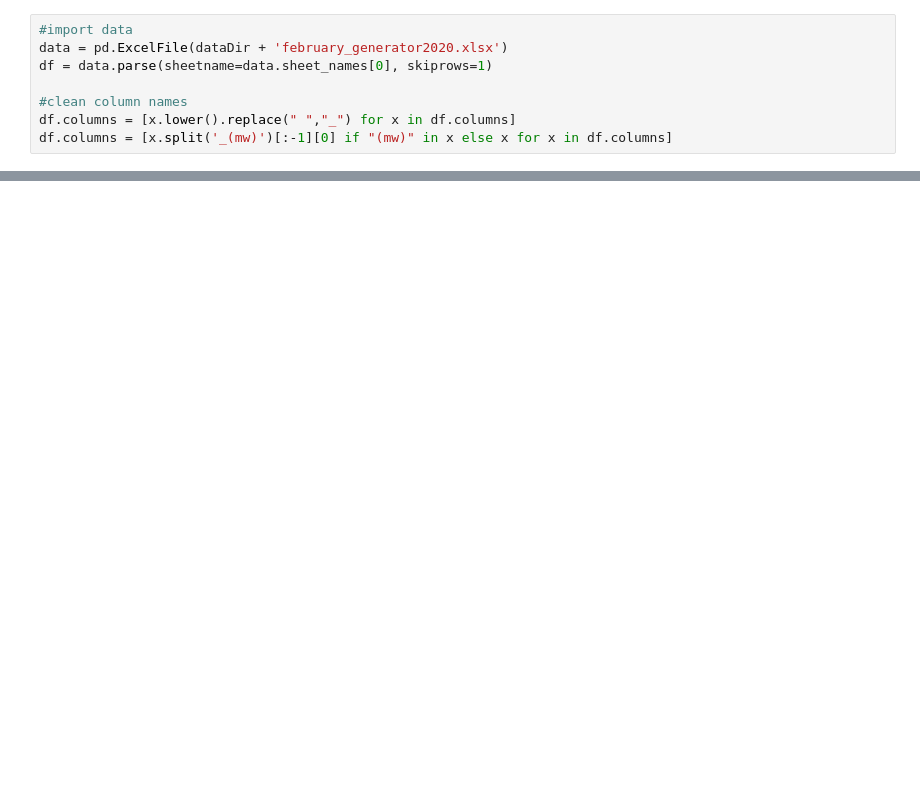
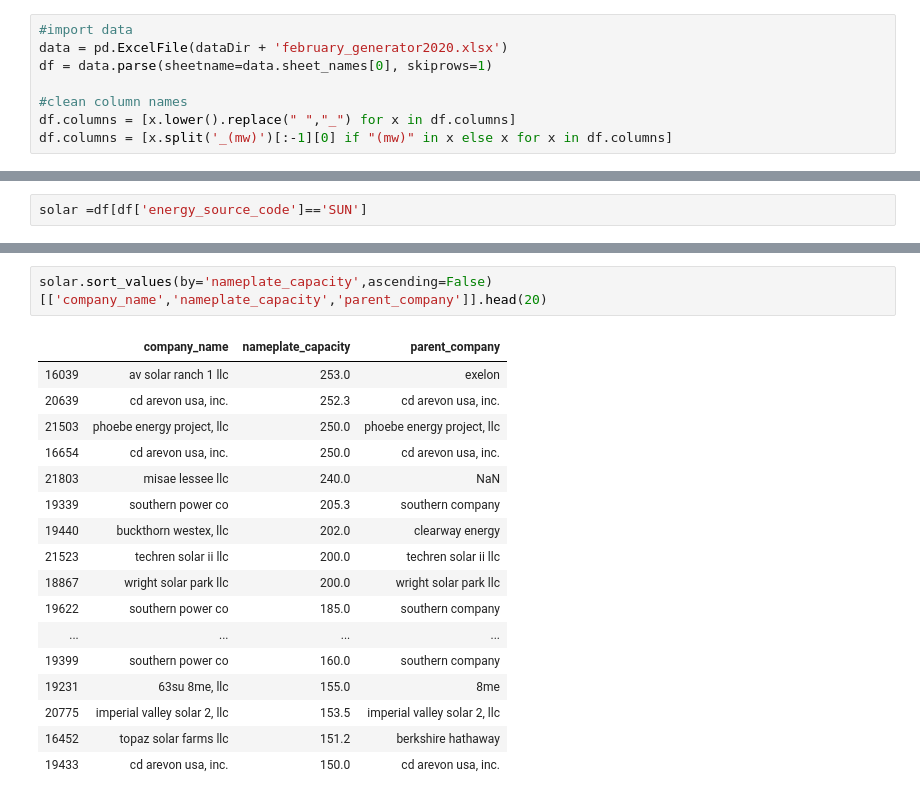
Before and after one commit to rachelsanderson/reduced-form, a Jupyter notebook: Analyses/Top Utility Analysis.ipynb, the cells around one changed output, grey strips where cells are left out. Cells and saved outputs as stored; diff of their text form; blank space fills up the shorter version.

```diff
--- a/Analyses/Top Utility Analysis.ipynb
+++ b/Analyses/Top Utility Analysis.ipynb
@@ -81,0 +82,2 @@ def id_parent_comp(df, utility_var, address_var, utility_dict):
+# %%
+solar =df[df['energy_source_code']=='SUN']
@@ -81,0 +106,20 @@ def id_parent_comp(df, utility_var, address_var, utility_dict):
+# %%
+solar.sort_values(by='nameplate_capacity',ascending=False)[['company_name','nameplate_capacity','parent_company']].head(20)
+# %% [output]
+|  | company_name | nameplate_capacity | parent_company |
+| 16039 | av solar ranch 1 llc | 253.0 | exelon |
+| 20639 | cd arevon usa, inc. | 252.3 | cd arevon usa, inc. |
+| 21503 | phoebe energy project, llc | 250.0 | phoebe energy project, llc |
+| 16654 | cd arevon usa, inc. | 250.0 | cd arevon usa, inc. |
+| 21803 | misae lessee llc | 240.0 | NaN |
+| 19339 | southern power co | 205.3 | southern company |
+| 19440 | buckthorn westex, llc | 202.0 | clearway energy |
+| 21523 | techren solar ii llc | 200.0 | techren solar ii llc |
+| 18867 | wright solar park llc | 200.0 | wright solar park llc |
+| 19622 | southern power co | 185.0 | southern company |
+| ... | ... | ... | ... |
+| 19399 | southern power co | 160.0 | southern company |
+| 19231 | 63su 8me, llc | 155.0 | 8me |
+| 20775 | imperial valley solar 2, llc | 153.5 | imperial valley solar 2, llc |
+| 16452 | topaz solar farms llc | 151.2 | berkshire hathaway |
+| 19433 | cd arevon usa, inc. | 150.0 | cd arevon usa, inc. |
```
Also changed, not shown: parts of 16 cells of this notebook, 12 other files.
